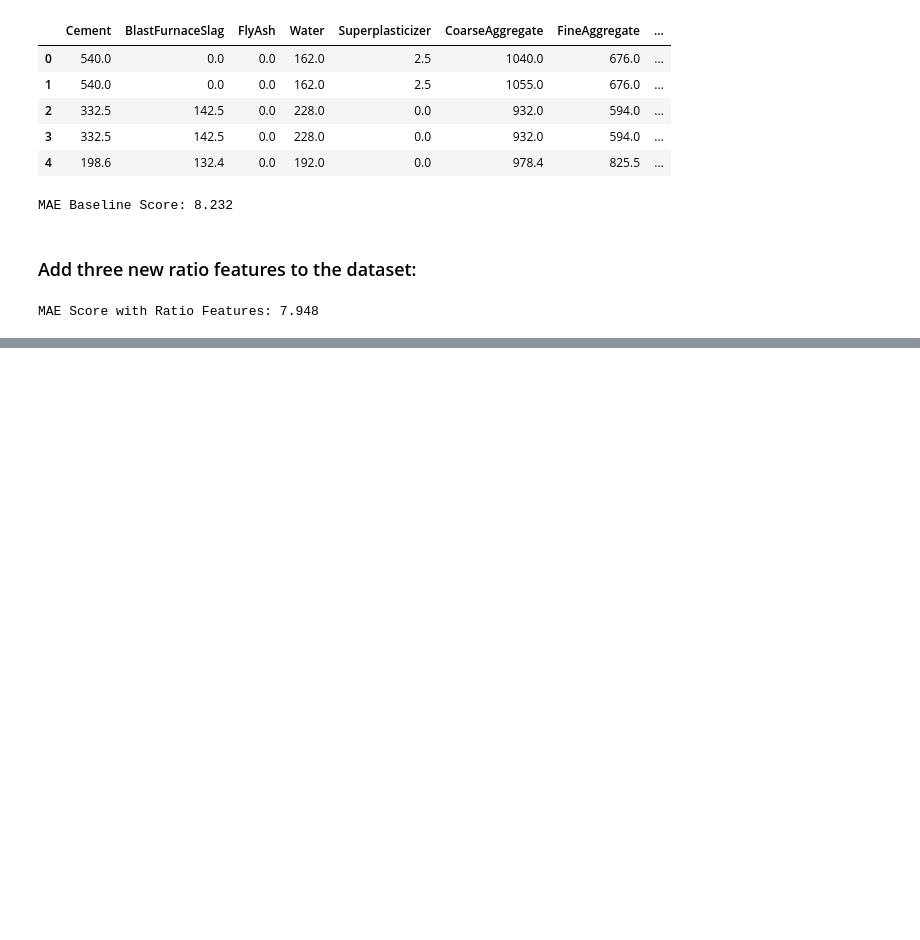
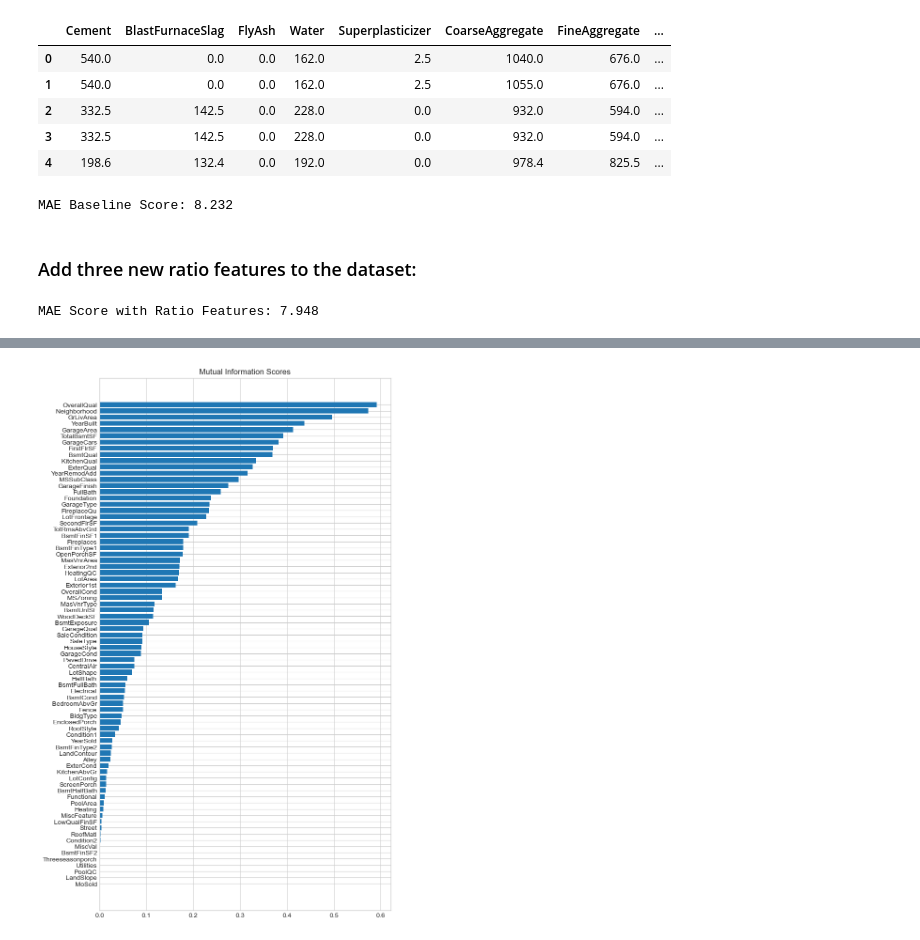
Before and after one commit to AliakbarMehdizadeh/Feature-Engineering, a Jupyter notebook: FE.ipynb, the cells around one changed output, grey strips where cells are left out. Drawn from its saved outputs; the diff is of its cells as text; code cells hidden in the pictures; blank space fills up the shorter version.

```diff
--- a/FE.ipynb
+++ b/FE.ipynb
@@ -51,0 +164,2 @@ MAE Score with Ratio Features: 7.948
+# %%
+df = pd.read_csv(file_path)
@@ -51,0 +176,3 @@ MAE Score with Ratio Features: 7.948
+# %%
+X = df.copy()
+y = X.pop('SalePrice')
@@ -51,0 +182,2 @@ MAE Score with Ratio Features: 7.948
+# %%
+discrete_features = X.dtypes == int
@@ -51,0 +199,2 @@ MAE Score with Ratio Features: 7.948
+# %%
+mi_scores = make_mi_scores(X,y, discrete_features=discrete_features)
@@ -51,0 +216,5 @@ MAE Score with Ratio Features: 7.948
+# %%
+plt.figure(dpi=100, figsize=(8, 15))
+bar_plot(mi_scores)
+# %% [output]
+[figure, added]
```
Also changed, not shown: parts of 30 cells of this notebook.
